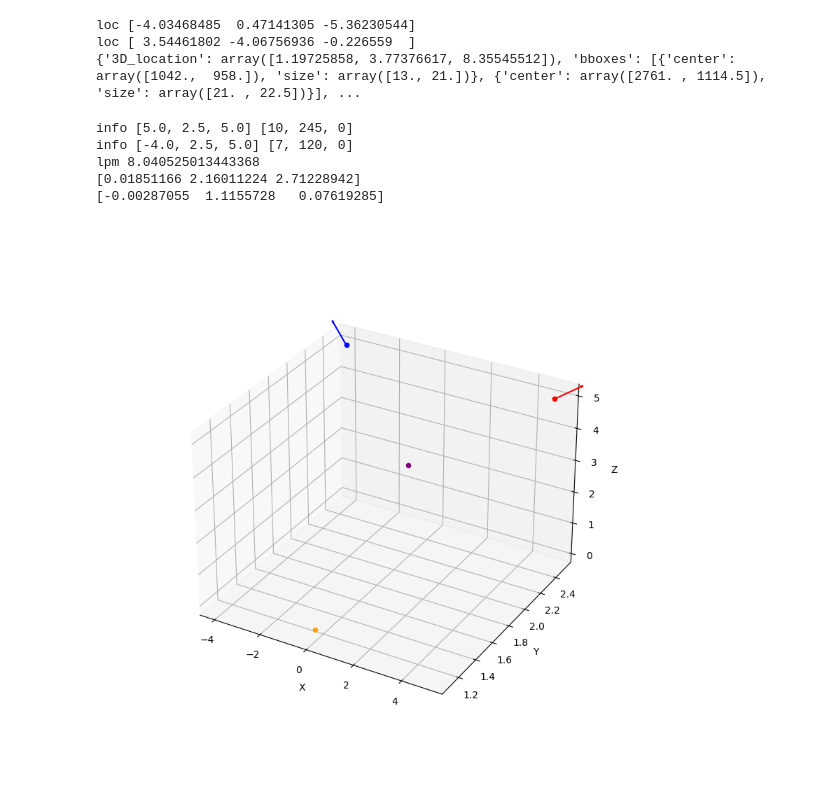
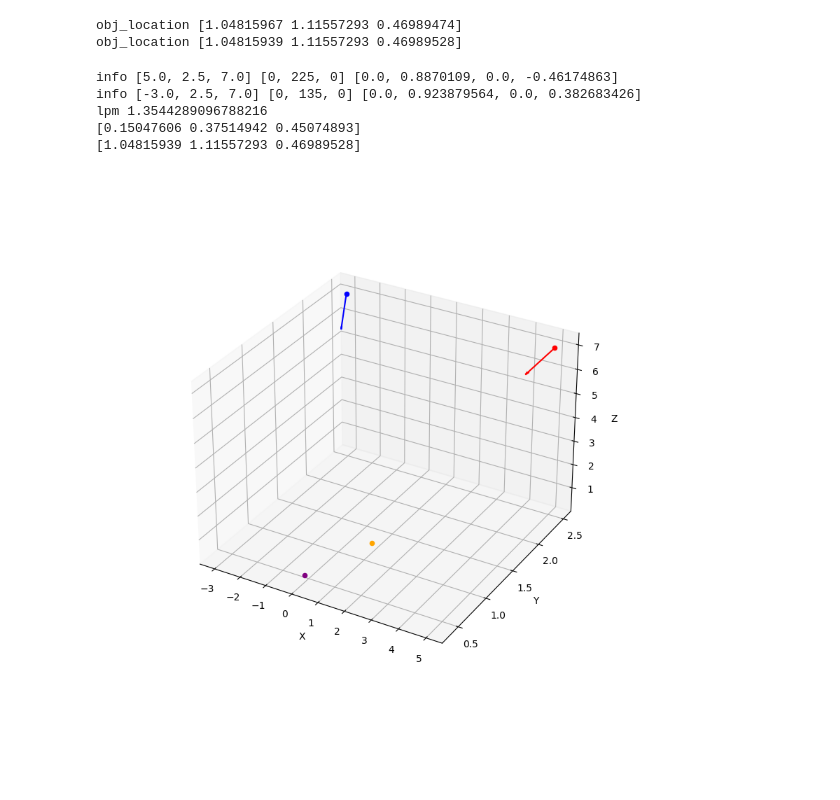
Before and after one commit to lordknight1904/Arsenal, a Jupyter notebook: complete.ipynb, the cells around one changed output. Cells and saved outputs as stored; diff of their text form; code cells hidden in the pictures; blank space fills up the shorter version.

```diff
--- a/complete.ipynb
+++ b/complete.ipynb
@@ -13,5 +40,5 @@ from typing import List, Tuple
 # %%
-with open('./solo/sequence.0/step0.frame_data.json') as json_file:
+with open('./solo_9/sequence.0/step0.frame_data.json') as json_file:
     data = json.load(json_file)
 captures = data['captures']
 
@@ -23,7 +50,7 @@ def get_location(captures):
             if elem['id'] == s or elem['id'] == f'{s}_0':
                 values = elem['values']
                 for i, value in enumerate(values):
-                    if value['labelName'] == 'phone2k':
+                    if value['labelName'] == 'human':
                         break
                 else:
                     return None
@@ -35,31 +62,24 @@ def get_location(captures):
         '''
         bbox_3d, bbox_2d = _find(view['annotations'], 'bounding box 3D'), _find(view['annotations'], 'bounding box')
 
-        # refine 3D location of the object
-        euler = R.from_quat(bbox_3d.get('rotation')).as_matrix()
-        q = np.array(bbox_3d.get('rotation'))  # w, x, y, z
-        d = (q**2).sum()
-        w, x, y, z = q[0], q[1], q[2], q[3]
-        # q_ = np.array([w, -x, -y, -z])
-        m, n, o = bbox_3d.get('translation')
-        loc = np.array([
-            (w**2 + x**2 - y**2 - z**2)*m + 2*(x*y - w*z)*n + 2*(w*y + x*z)*o,
-            2*(w*z+x*y)*m + (w**2 - x**2 + y**2 - z**2)*n + 2*(y*z-w*x)*o,
-            2*(x*y-w*z)*m + 2*(w*x+y*z)*n + (w**2 - x**2 - y**2 + z**2)*o
-        ]) / d
-        print('loc', loc)
-        obj_location = view.get('position') + np.dot(bbox_3d['translation'], euler) # - bbox_3d['size']*np.array([-0.00389254, 0.49512566, 0.13212298])
+        q = R.from_quat(bbox_3d.get('rotation'))
+
+        obj_location = q.apply(bbox_3d.get('translation'), inverse=True) + view.get('position')
+        print('obj_location', obj_location)
         # pre-process 2D bbox
         bbox = {
             'center': np.array(bbox_2d['origin']) + np.array(bbox_2d['dimension'])/2,
             'size': np.array(bbox_2d['dimension'])/2,
         }
-
         return obj_location, bbox
 
+    # angles = [
+    #     [10, 245, 0],
+    #     [7, 120, 0],
+    # ]
     angles = [
-        [10, 245, 0],
-        [7, 120, 0],
+        [0, 225, 0],
+        [0, 135, 0],
     ]
     bboxes, cameras = [], []
     for i, view in enumerate(captures):  # per view
@@ -70,6 +90,8 @@ def get_location(captures):
             'filename': view['filename'],
             'position': view['position'],
             'rotation': angles[i],
+            'quaternion': view.get('rotation'),
+            'intrinsic': view.get('matrix')
         })
 
     return {
@@ -79,17 +101,17 @@ def get_location(captures):
     }
 
 output = get_location(captures)
-print(output)
+# print(output)
 # %% [output]
-loc [-4.03468485  0.47141305 -5.36230544]
-loc [ 3.54461802 -4.06756936 -0.226559  ]
-{'3D_location': array([1.19725858, 3.77376617, 8.35545512]), 'bboxes': [{'center': array([1042.,  958.]), 'size': array([13., 21.])}, {'center': array([2761. , 1114.5]), 'size': array([21. , 22.5])}], ...
+obj_location [1.04815967 1.11557293 0.46989474]
+obj_location [1.04815939 1.11557293 0.46989528]
 # %%
 @dataclass
 class Camera:
     position: np.ndarray#=field(default_factory=np.array([0., 0., 0.]))
-    # angle: np.ndarray#=field(default_factory=np.array([0., 1., 0.]))  # angle in degrees
-    angle: np.ndarray#=field(default_factory=np.array([0., 1., 0.]))  # angle in quaternion
+    angle: np.ndarray#=field(default_factory=np.array([0., 1., 0.]))  # angle in degree
+    intrinsic_: np.ndarray#=field(default_factory=np.array([0., 1., 0.]))  # angle in degree
+    quaternion: np.ndarray=field(default_factory=np.array([1., 0., 0., 0.]))  # angle in quaternion
 
     focal_length: float=20.
     resolution: np.ndarray=np.array([3840, 2160])
@@ -97,7 +119,7 @@ class Camera:
     fov: float=73.73979
 
     def __post_init__(self):
-        print('info', self.position, self.angle)
+        print('info', self.position, self.angle, self.quaternion)
         pitch, yaw, roll = self.angle  # R_x, R_y, R_z
 
         sin_yaw, cos_yaw = np.sin(np.deg2rad(yaw)), np.cos(np.deg2rad(yaw))
@@ -119,22 +141,30 @@ class Camera:
             [sin_roll, cos_roll, 0],
             [0, 0, 1]
         ])
-        self.rotation = self.rotation_yaw @ self.rotation_pitch @ self.rotation_roll
-        # self.rotation = self.rotation_roll @ self.rotation_pitch @ self.rotation_yaw
+        # self.rotation = self.rotation_yaw @ self.rotation_pitch @ self.rotation_roll
+        self.rotation = self.rotation_roll @ self.rotation_pitch @ self.rotation_yaw
 
         self.intrinsic = np.array([
             [self.focal_length*self.resolution[0]/self.sensor_size[0], 0, self.resolution[0]/2],
             [0, self.focal_length*self.resolution[1]/self.sensor_size[1], self.resolution[1]/2],
             [0, 0, 1]
         ])
+        self.intrinsic_ = np.array(self.intrinsic_).reshape((3, 3))
 
     def pixel2ray(self, pixel):
         pixel = np.append(pixel, np.zeros((pixel.shape[0], 1)) + 1, axis=-1)
+        # camera_coor = pixel @ self.intrinsic_
         camera_coor = pixel @ np.linalg.inv(self.intrinsic)
+        camera_coor = camera_coor / camera_coor[:, -1]
+        # camera_coor = pixel @ np.linalg.inv(self.intrinsic_)
         world_coor = (camera_coor @ self.rotation)
-
         vector = world_coor - np.array(self.position)
         directional_vector = vector / np.linalg.norm(vector)
+
+        # print(self.quaternion)
+        # q = R.from_quat(self.quaternion)
+        # world_coor = q.apply(camera_coor, inverse=True) - self.position
+        # directional_vector = world_coor / np.linalg.norm(world_coor)
 
         return [Line(origin=coor, direction=vec) for coor, vec in zip(world_coor, directional_vector)]
 
@@ -165,42 +195,45 @@ ax.set_xlabel("X")
 ax.set_ylabel("Y")
 ax.set_zlabel("Z")
 
-cameras_ = [Camera(position=camera['position'], angle=camera['rotation']) for camera in output['cameras']]
+cameras_ = [
+    Camera(position=camera['position'], angle=camera['rotation'], intrinsic_=camera['intrinsic'], quaternion=camera['quaternion'])
+    for camera in output['cameras']
+]
 for i, camera in enumerate(cameras_):
     ax.scatter(*camera.position, color=colors[i])
 
 lines = []
 for i, (bbox, camera) in enumerate(zip(output.get('bboxes'), cameras_)):
     pixels = np.array([
         bbox['center']
     ])
     rays = camera.pixel2ray(pixels)
     stack_origin = np.stack([camera.position]*pixels.shape[0])
     ax.quiver(
         stack_origin[:, 0],
         stack_origin[:, 1],
         stack_origin[:, 2],
         np.array([r.direction for r in rays])[:, 0],
         np.array([r.direction for r in rays])[:, 1],
         np.array([r.direction for r in rays])[:, 2],
         color=colors[i], length=1.0, arrow_length_ratio=.1, normalize=True
     )
     lines.append(rays[-1])
 
 point = find_points(*lines)
 print('lpm', np.sum((point - output['3D_location'])**2))
 print(point)
 print(output['3D_location'])
 ax.scatter(*point, color='purple')
 ax.scatter(*output['3D_location'], color='orange')
 plt.show()
 # %% [output]
-info [5.0, 2.5, 5.0] [10, 245, 0]
-info [-4.0, 2.5, 5.0] [7, 120, 0]
-lpm 8.040525013443368
-[0.01851166 2.16011224 2.71228942]
-[-0.00287055  1.1155728   0.07619285]
+info [5.0, 2.5, 7.0] [0, 225, 0] [0.0, 0.8870109, 0.0, -0.46174863]
+info [-3.0, 2.5, 7.0] [0, 135, 0] [0.0, 0.923879564, 0.0, 0.382683426]
+lpm 1.3544289096788216
+[0.15047606 0.37514942 0.45074893]
+[1.04815939 1.11557293 0.46989528]
-[figure, old version]
+[figure, new version]
 # %%
 import math
 
```
Also changed, not shown: parts of 8 cells of this notebook, 2 other files.
